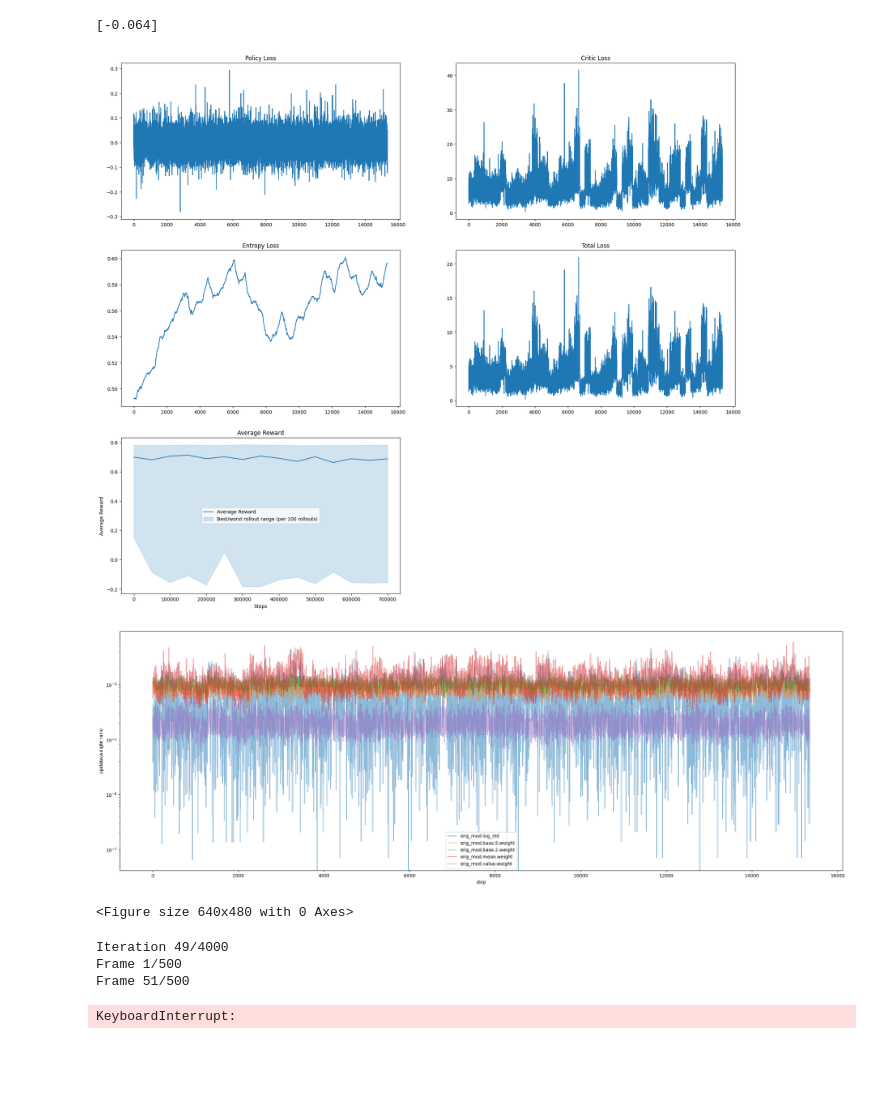
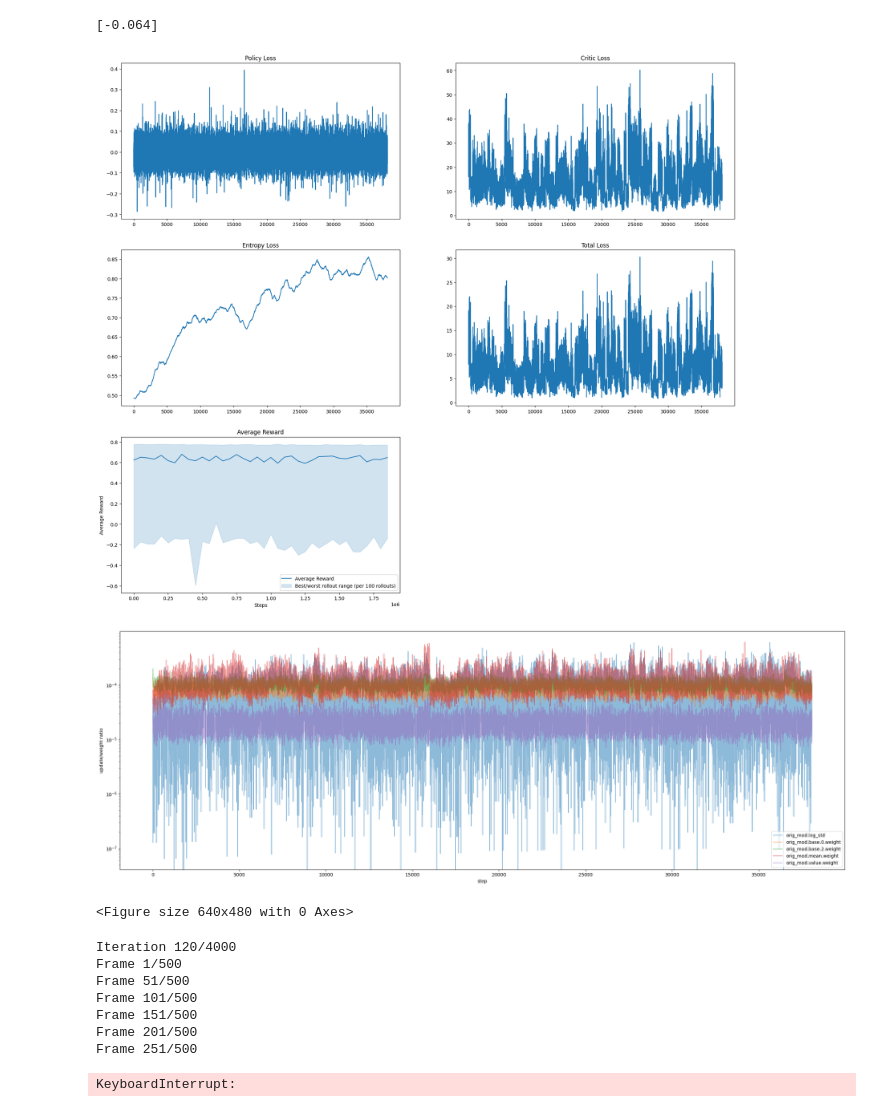
Before and after one commit to aizej/Inverted-Pendulum, a Jupyter notebook: train.ipynb, the cells around one changed output. Saved outputs shown, nothing was run; the diff lists cells and outputs as text; code cells hidden in the pictures; blank space fills up the shorter version.

```diff
--- a/train.ipynb
+++ b/train.ipynb
@@ -603,28 +603,32 @@ print(env._lowers)
 # %%
 #training loop
 paralel_envs = 32
 iterations = 4000 #150
 
 minibatch_size = 512     #dont go smaller than 512
 n_epochs = 10 #4-10
 print(f"number of minibathces per epoch: {(paralel_envs*env._config.episode_length)//minibatch_size}")
 
 
 kl_threshold = 0.04  # threshold for early stopping if policy changes too much
 vf_clip_coef = 0.2  # coefficient for clipping value function updates #normaly 0.2
 
-agent.load_model("models/PPO_policy_0.770.pth", "models/PPO_optimizer_0.770.pth")
+agent.load_model("models/PPO_policy_0.723.pth", "models/PPO_optimizer_0.723.pth")
 
 agent.learn(env=env,iterations=iterations, n_epochs=n_epochs, minibatch_size=minibatch_size, paralel_envs=paralel_envs,
             verbose=True, keep_training_results=True, show_progress=True, kl_threshold=kl_threshold, save_models=True,
             vf_clip_coef=vf_clip_coef)
 # %% [output]
-[figure, old version]
+[figure, new version]
-[figure, old version]
+[figure, new version]
 <Figure size 640x480 with 0 Axes>
-Iteration 49/4000
+Iteration 120/4000
 Frame 1/500
 Frame 51/500
+Frame 101/500
+Frame 151/500
+Frame 201/500
+Frame 251/500
 KeyboardInterrupt:
 # %%
 training_results = agent.training_results
```
Also changed, not shown: parts of 1 cell of this notebook, 1 other file.
